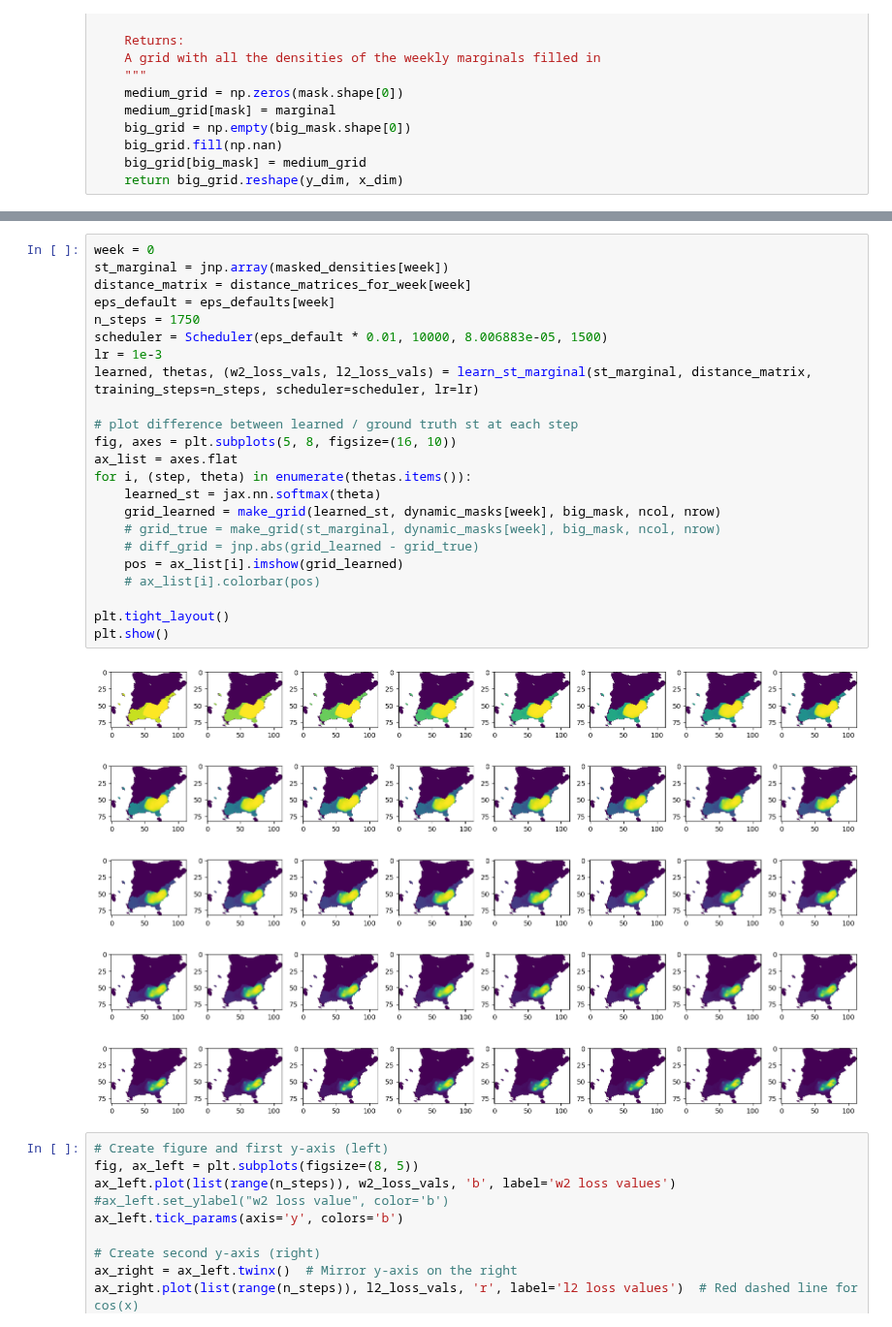
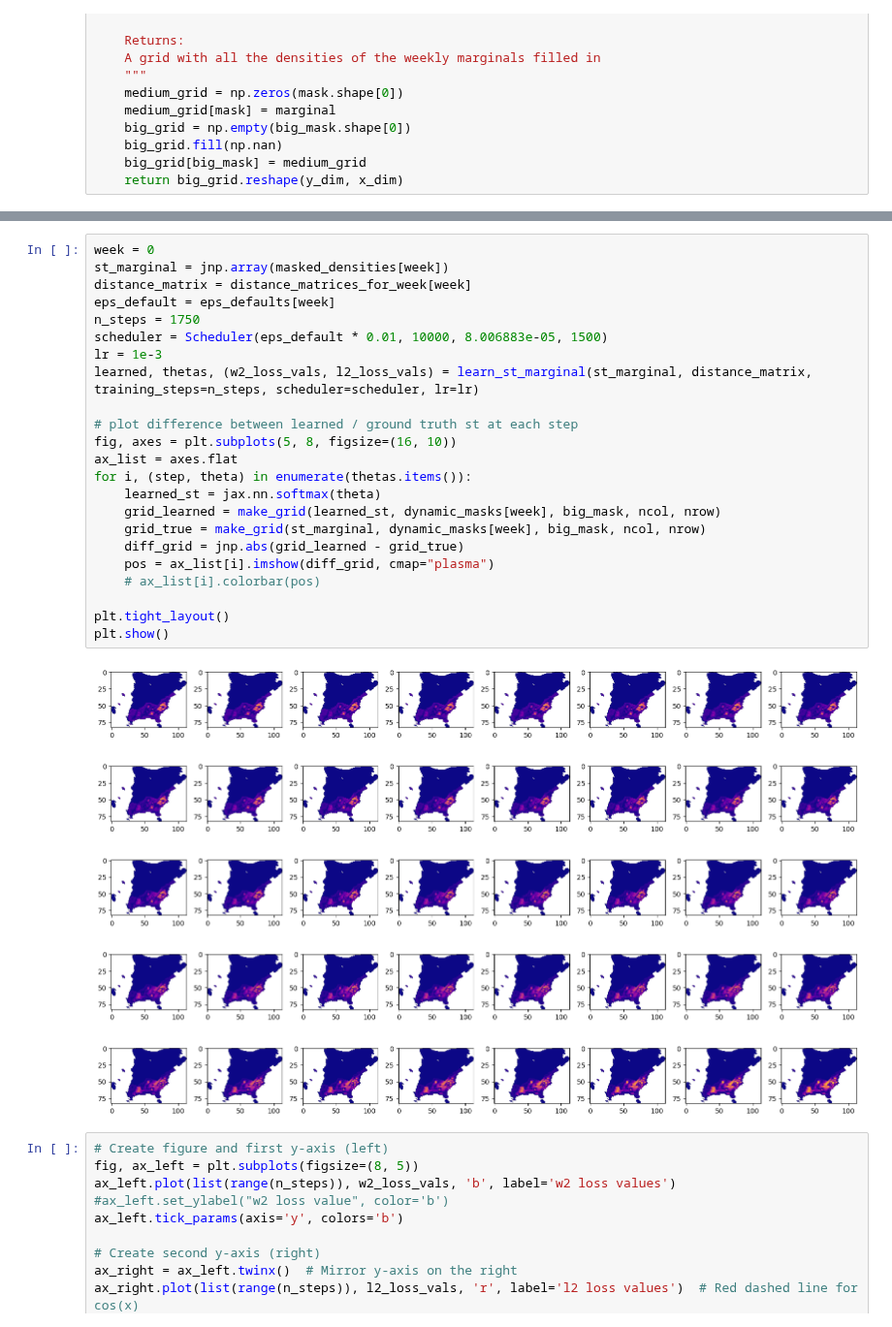
Before and after one commit to jacobe90/birdflow-bilevel, a Jupyter notebook: src/model-testing.ipynb, the cells around one changed output, grey strips where cells are left out. Shown at 97% size. Saved outputs shown, nothing was run; the diff lists cells and outputs as text.

Commit message:
st marginal plots

```diff
--- a/src/model-testing.ipynb
+++ b/src/model-testing.ipynb
@@ -208,28 +222,28 @@ def make_grid(marginal, mask, big_mask, x_dim, y_dim):
 # %%
 week = 0
 st_marginal = jnp.array(masked_densities[week])
 distance_matrix = distance_matrices_for_week[week]
 eps_default = eps_defaults[week]
 n_steps = 1750
 scheduler = Scheduler(eps_default * 0.01, 10000, 8.006883e-05, 1500)
 lr = 1e-3
 learned, thetas, (w2_loss_vals, l2_loss_vals) = learn_st_marginal(st_marginal, distance_matrix, training_steps=n_steps, scheduler=scheduler, lr=lr)
 
 # plot difference between learned / ground truth st at each step
 fig, axes = plt.subplots(5, 8, figsize=(16, 10))
 ax_list = axes.flat
 for i, (step, theta) in enumerate(thetas.items()):
     learned_st = jax.nn.softmax(theta)
     grid_learned = make_grid(learned_st, dynamic_masks[week], big_mask, ncol, nrow)
-    # grid_true = make_grid(st_marginal, dynamic_masks[week], big_mask, ncol, nrow)
-    # diff_grid = jnp.abs(grid_learned - grid_true)
-    pos = ax_list[i].imshow(grid_learned)
+    grid_true = make_grid(st_marginal, dynamic_masks[week], big_mask, ncol, nrow)
+    diff_grid = jnp.abs(grid_learned - grid_true)
+    pos = ax_list[i].imshow(diff_grid, cmap="plasma")
     # ax_list[i].colorbar(pos)
 
 plt.tight_layout()
 plt.show()
 # %% [output]
-[figure, old version]
+[figure, new version]
 # %%
 # Create figure and first y-axis (left)
 fig, ax_left = plt.subplots(figsize=(8, 5))
```
Also changed, not shown: parts of 1 cell of this notebook.
